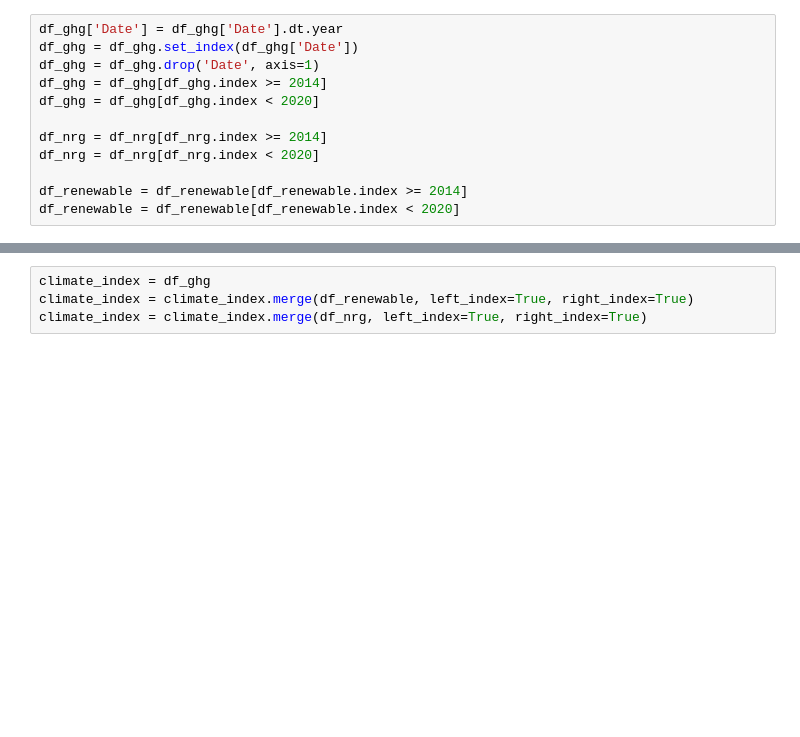
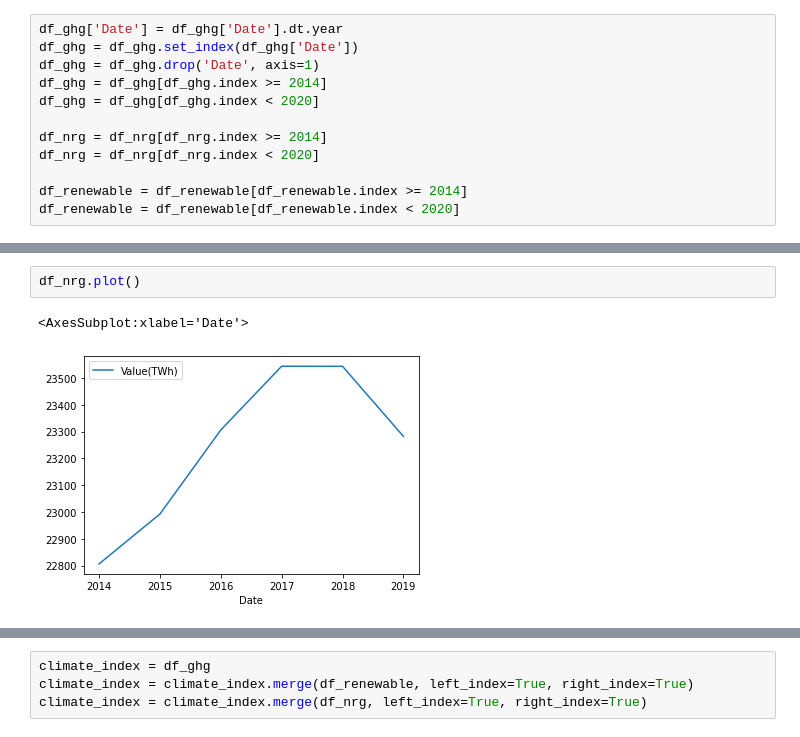
Before and after one commit to bang-a-coder/crypto-wrangling, a Jupyter notebook: crypto.ipynb, the cells around one changed output, grey strips where cells are left out. Drawn from its saved outputs; the diff is of its cells as text; blank space fills up the shorter version.

```diff
--- a/crypto.ipynb
+++ b/crypto.ipynb
@@ -294,0 +289,5 @@ df_ghg
+# %%
+df_nrg.plot()
+# %% [output]
+<AxesSubplot:xlabel='Date'>
+[figure, added]
```
Also changed, not shown: parts of 6 cells of this notebook.
